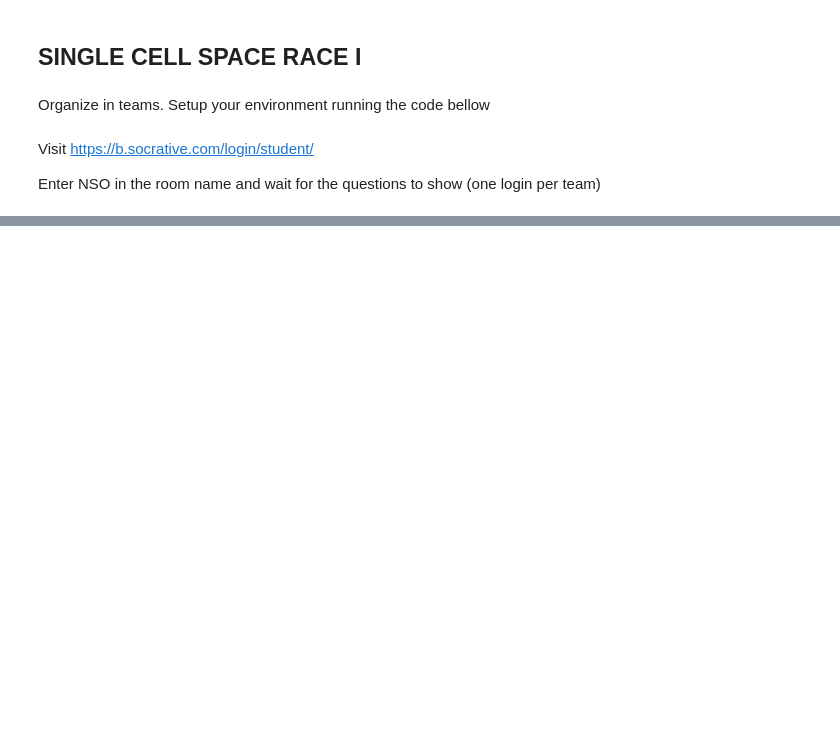
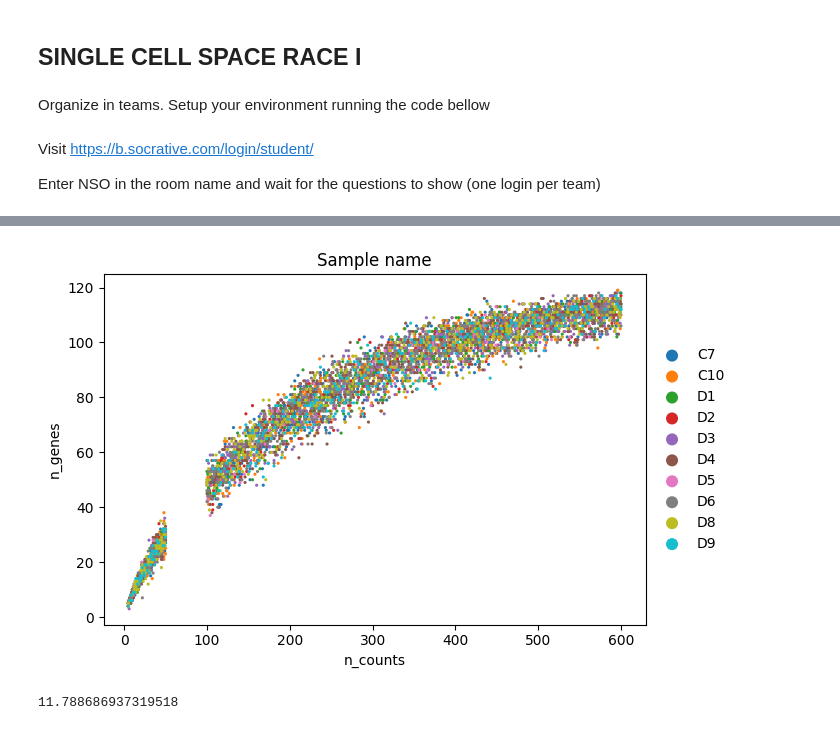
Before and after one commit to nunososorio/SingleCellGenomics2024, a Jupyter notebook: challenges/space_race_I.ipynb, the cells around one changed output, grey strips where cells are left out. Saved outputs shown, nothing was run; the diff lists cells and outputs as text; code cells hidden in the pictures; blank space fills up the shorter version.

```diff
--- a/challenges/space_race_I.ipynb
+++ b/challenges/space_race_I.ipynb
@@ -32,0 +75,8 @@ Enter NSO in the room name and wait for the questions to show (one login per tea
+# %%
+adata.obs['n_counts'] = adata.X.sum(1)
+adata.obs['n_genes'] = (adata.X > 0).sum(1)
+sc.pl.scatter(adata, x='n_counts', y='n_genes', color='Sample_name')
+adata[adata.obs.n_counts<100].n_obs/adata.n_obs*100
+# %% [output]
+[figure, added]
+11.788686937319518
```
Also changed, not shown: parts of 12 cells of this notebook.
